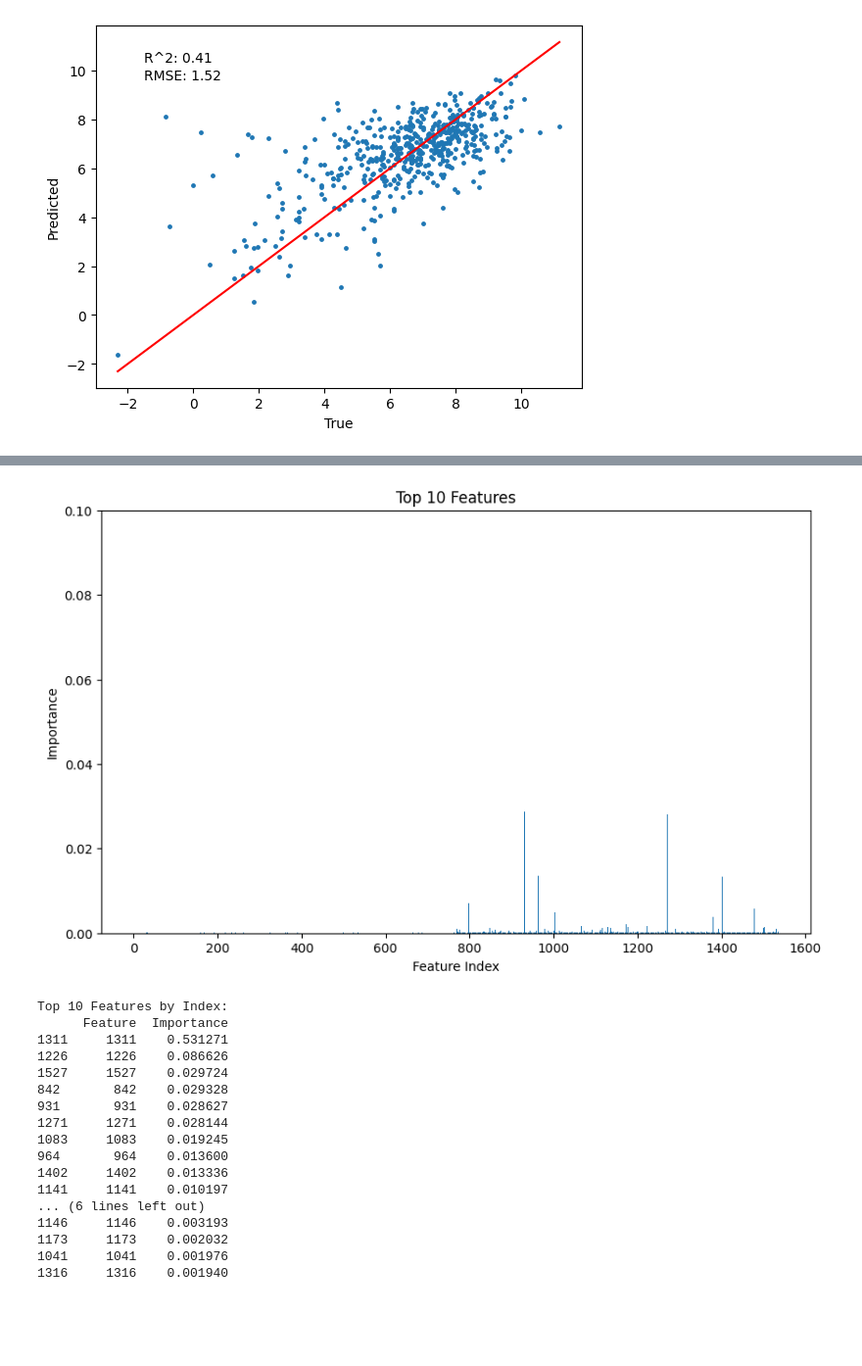
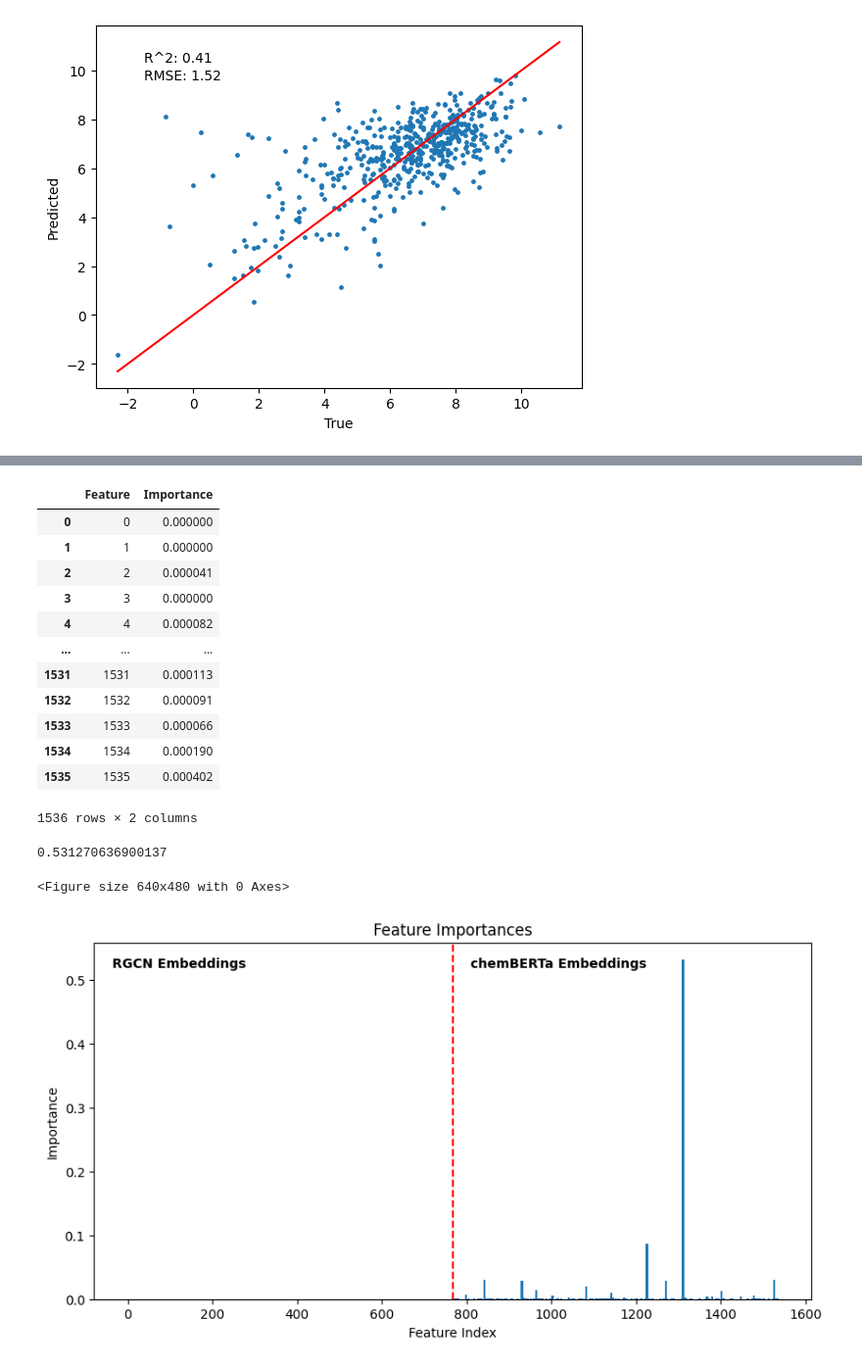
Before and after one commit to junhakunha/drug_toxicology_prediction, a Jupyter notebook: notebooks/J06_report_graphs.ipynb, the cells around one changed output, grey strips where cells are left out. Shown at 98% size. Saved outputs shown, nothing was run; the diff lists cells and outputs as text; code cells hidden in the pictures; blank space fills up the shorter version.

```diff
--- a/notebooks/J06_report_graphs.ipynb
+++ b/notebooks/J06_report_graphs.ipynb
@@ -213,38 +217,48 @@ features_df = pd.DataFrame({
     'Feature': range(train_x.shape[1]),
     'Importance': feature_importances
 })
-
-# Sort the DataFrame by importance
-features_df = features_df.sort_values(by='Importance', ascending=False)
-
-# Plot the top features
-plt.figure(figsize=(10, 6))
-plt.bar(features_df['Feature'], features_df['Importance'])
-plt.xlabel('Feature Index')
-plt.ylabel('Importance')
-plt.ylim((0, 0.1))
-plt.title('Top 10 Features')
-plt.show()
-
-# Print the top features
-print("Top 10 Features by Index:")
-print(features_df.head(20))
+features_df
 # %% [output]
-[figure, removed]
+|  | Feature | Importance |
+| 0 | 0 | 0.000000 |
+| 1 | 1 | 0.000000 |
+| 2 | 2 | 0.000041 |
+| 3 | 3 | 0.000000 |
+| 4 | 4 | 0.000082 |
+| ... | ... | ... |
+| 1531 | 1531 | 0.000113 |
+| 1532 | 1532 | 0.000091 |
+| 1533 | 1533 | 0.000066 |
+| 1534 | 1534 | 0.000190 |
+| 1535 | 1535 | 0.000402 |
-Top 10 Features by Index:
-      Feature  Importance
-1311     1311    0.531271
-1226     1226    0.086626
-1527     1527    0.029724
-842       842    0.029328
-931       931    0.028627
-1271     1271    0.028144
-1083     1083    0.019245
-964       964    0.013600
-1402     1402    0.013336
-1141     1141    0.010197
-... (6 lines left out)
-1146     1146    0.003193
-1173     1173    0.002032
-1041     1041    0.001976
-1316     1316    0.001940
+1536 rows × 2 columns
+# %%
+max(features_df['Importance'])
+# %% [output]
+0.531270636900137
+# %%
+# reset plt
+plt.clf()
+
+plt.figure(figsize=(10, 5))
+# x axis are the feature indices, y axis are the feature importances
+
+# Make bars thicker
+plt.bar(features_df['Feature'], features_df['Importance'], width=5)
+
+# draw a red line at index 768
+plt.axvline(768, color='red', linestyle='--')
+
+plt.xlabel('Feature Index')
+plt.ylabel('Importance')
+plt.title('Feature Importances')
+
+# Write 'RGCN Embeddings' in graph in bold at (0.025, 0.93)
+plt.text(0.025, 0.93, 'RGCN Embeddings', transform=plt.gca().transAxes, weight='bold')
+plt.text(0.525, 0.93, 'chemBERTa Embeddings', transform=plt.gca().transAxes, weight='bold')
+
+
+plt.show()
+# %% [output]
+<Figure size 640x480 with 0 Axes>
+[figure, added]
```
Also changed, not shown: parts of 4 cells of this notebook, 3 other files.
